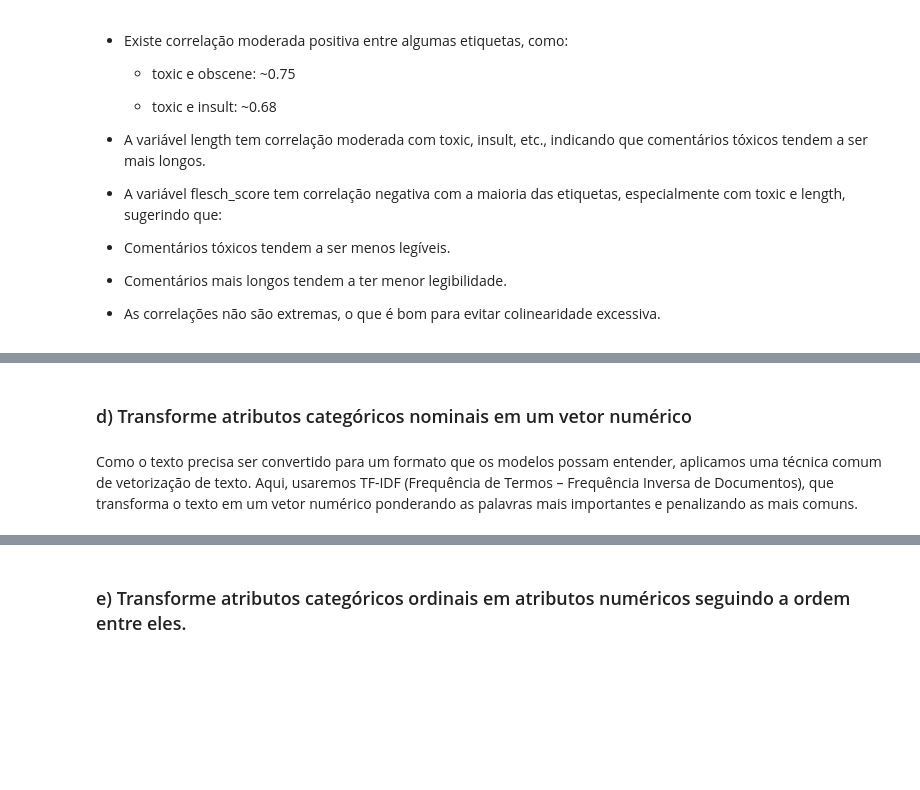
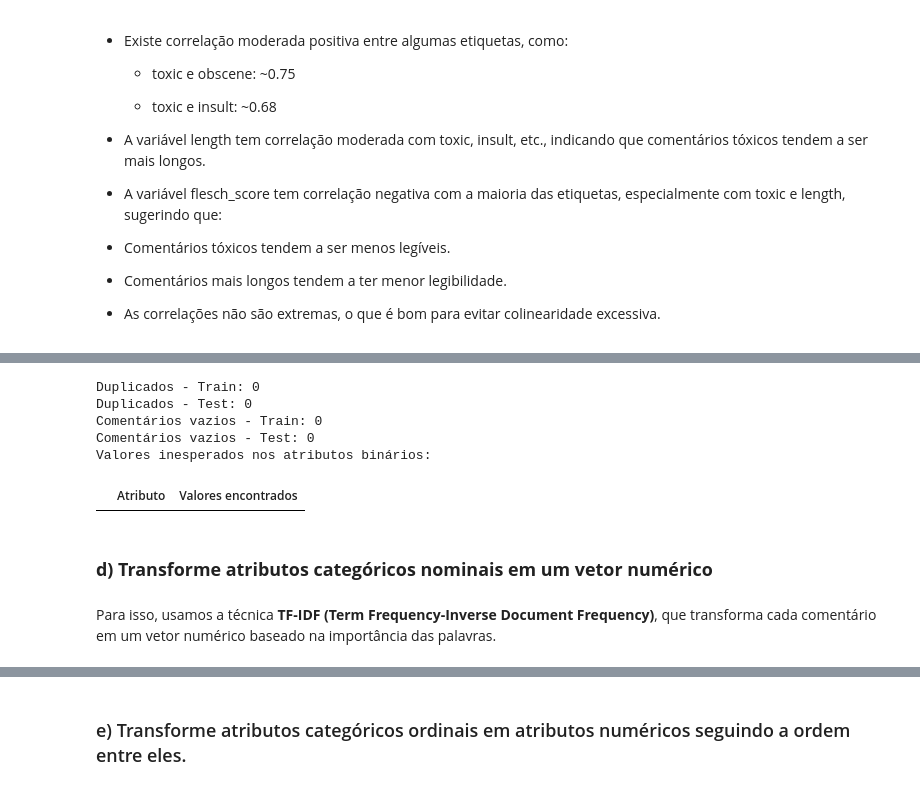
Before and after one commit to Alex300VA24/projectToxicComment, a Jupyter notebook: toxic_comments/notebooks/toxic_classification.ipynb, the cells around one changed output, grey strips where cells are left out. Cells and saved outputs as stored; diff of their text form; code cells hidden in the pictures; blank space fills up the shorter version.

```diff
--- a/toxic_comments/notebooks/toxic_classification.ipynb
+++ b/toxic_comments/notebooks/toxic_classification.ipynb
@@ -523,5 +557,35 @@ Inconsistências resolvidas por meio de limpeza textual. Nenhuma codificação c
+# %%
+# Verificar duplicados (train)
+duplicates_train = train.duplicated().sum()
+duplicates_test = test.duplicated().sum()
+
+# Verificar se há textos vazios (string em branco ou só espaços)
+empty_train = train['comment_text'].apply(lambda x: isinstance(x, str) and x.strip() == '').sum()
+empty_test = test['comment_text'].apply(lambda x: isinstance(x, str) and x.strip() == '').sum()
+
+# Verificar se os atributos binários contêm apenas 0 e 1
+bin_inconsist = {
+    label: train[label].unique().tolist()
+    for label in bin_cols
+    if not set(train[label].unique()).issubset({0, 1})
+}
+
+# Mostrar resultados
+print(f"Duplicados - Train: {duplicates_train}")
+print(f"Duplicados - Test: {duplicates_test}")
+print(f"Comentários vazios - Train: {empty_train}")
+print(f"Comentários vazios - Test: {empty_test}")
+print("Valores inesperados nos atributos binários:")
+display(pd.DataFrame(bin_inconsist.items(), columns=["Atributo", "Valores encontrados"]))
+# %% [output]
+Duplicados - Train: 0
+Duplicados - Test: 0
+Comentários vazios - Train: 0
+Comentários vazios - Test: 0
+Valores inesperados nos atributos binários:
+|  | Atributo | Valores encontrados |
 # %% [markdown]
-### d) Transforme atributos categóricos nominais em um vetor numérico
+### **d) Transforme atributos categóricos nominais em um vetor numérico**
 # %% [markdown]
-Como o texto precisa ser convertido para um formato que os modelos possam entender, aplicamos uma técnica comum de vetorização de texto. Aqui, usaremos TF-IDF (Frequência de Termos – Frequência Inversa de Documentos), que transforma o texto em um vetor numérico ponderando as palavras mais importantes e penalizando as mais comuns.
+Para isso, usamos a técnica **TF-IDF (Term Frequency-Inverse Document Frequency)**, que transforma cada comentário em um vetor numérico baseado na importância das palavras.
 # %%
```
Also changed, not shown: parts of 30 cells of this notebook.
